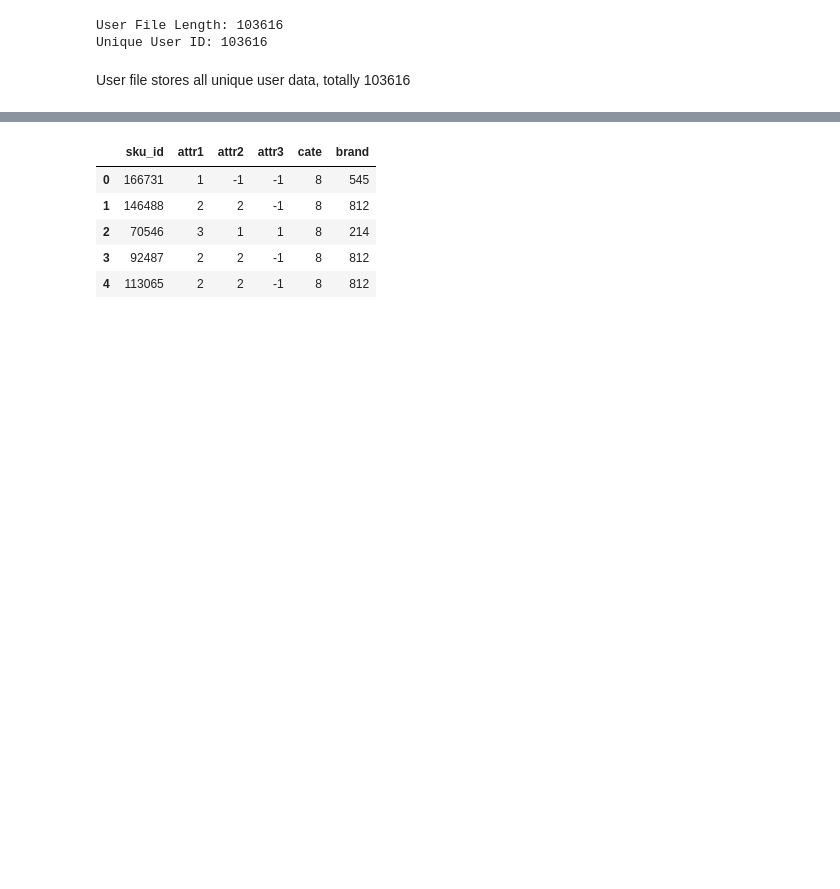
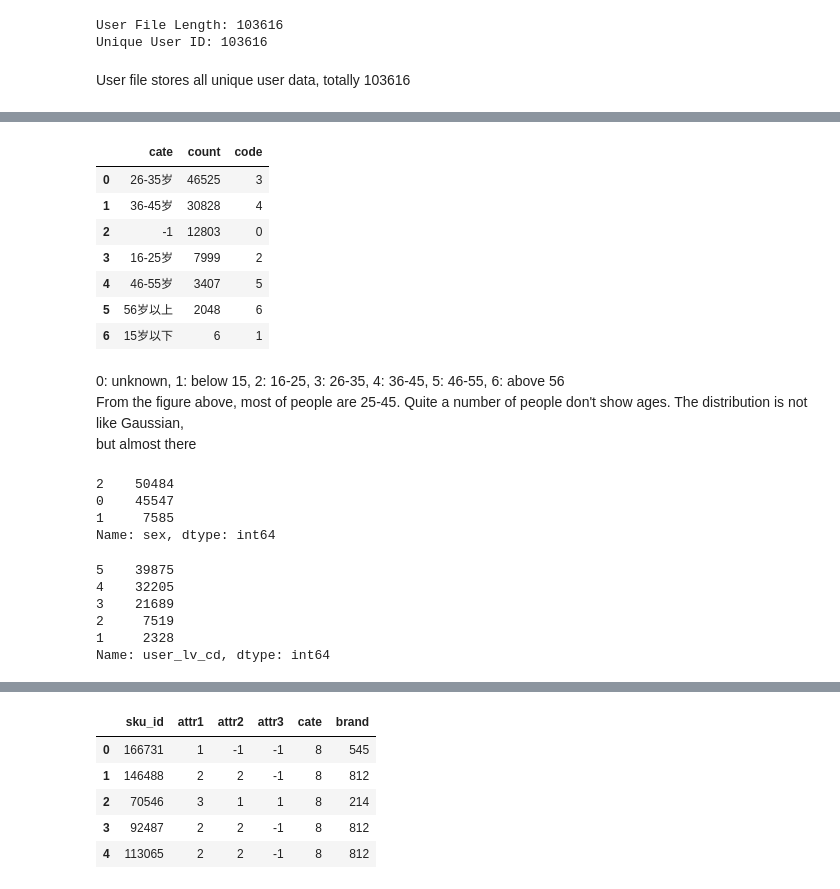
Before and after one commit to jiajuns/JD, a Jupyter notebook: code/explore.ipynb, the cells around one changed output, grey strips where cells are left out. Cells and saved outputs as stored; diff of their text form; code cells hidden in the pictures; blank space fills up the shorter version.

Commit message:
sample users data and user information distribution are finished

```diff
--- a/code/explore.ipynb
+++ b/code/explore.ipynb
@@ -62,0 +61,44 @@ User file stores all unique user data, totally 103616
+# %%
+# age distribution
+def age_distribution(filename):
+    age_cate = pd.unique(filename['age'])
+    age_to_code = {}
+    code_to_age = {}
+    for code, age in enumerate(age_cate):
+        if '-1' in age:
+            age_to_code[age] = 0
+            code_to_age[0] = age
+        if '15' in age:
+            age_to_code[age] = 1
+            code_to_age[1] = age
+        if '16' in age:
+            age_to_code[age] = 2
+            code_to_age[2] = age
+        if '26' in age:
+            age_to_code[age] = 3
+            code_to_age[3] = age
+        if '36' in age:
+            age_to_code[age] = 4
+            code_to_age[4] = age
+        if '46' in age:
+            age_to_code[age] = 5
+            code_to_age[5] = age
+        if '56' in age:
+            age_to_code[age] = 6
+            code_to_age[6] = age
+
+    # count age
+    age_count = pd.DataFrame(pd.Series.value_counts(filename['age']))
+    age_count = age_count.reset_index()
+    age_count.columns = ['cate', 'count']
+    age_count['code'] = age_count['cate'].apply(lambda x: age_to_code[x])
+    age_count
+
+    # plot
+    sns.barplot(age_count['code'], age_count['count'])
+
+    return age_count
+# %%
+age_count = age_distribution(user_file)
+age_count
+# %% [output]
@@ -62,0 +107,34 @@ User file stores all unique user data, totally 103616
+|  | cate | count | code |
+| 0 | 26-35岁 | 46525 | 3 |
+| 1 | 36-45岁 | 30828 | 4 |
+| 2 | -1 | 12803 | 0 |
+| 3 | 16-25岁 | 7999 | 2 |
+| 4 | 46-55岁 | 3407 | 5 |
+| 5 | 56岁以上 | 2048 | 6 |
+| 6 | 15岁以下 | 6 | 1 |
+# %% [markdown]
+0: unknown, 1: below 15, 2: 16-25, 3: 26-35, 4: 36-45, 5: 46-55, 6: above 56
+From the figure above, most of people are 25-45. Quite a number of people don't show ages. The distribution is not like Gaussian,
+but almost there
+# %%
+# sex
+def sex_distribution(filename):
+    print pd.Series.value_counts(filename['sex'])
+sex_distribution(user_file)
+# %% [output]
+2    50484
+0    45547
+1     7585
+Name: sex, dtype: int64
+# %%
+# user_lv_cd 用户等级
+def user_cd_distribution(filename):
+    print pd.Series.value_counts(filename['user_lv_cd'])
+user_cd_distribution(user_file)
+# %% [output]
+5    39875
+4    32205
+3    21689
+2     7519
+1     2328
+Name: user_lv_cd, dtype: int64
```
Also changed, not shown: parts of 9 cells of this notebook.
